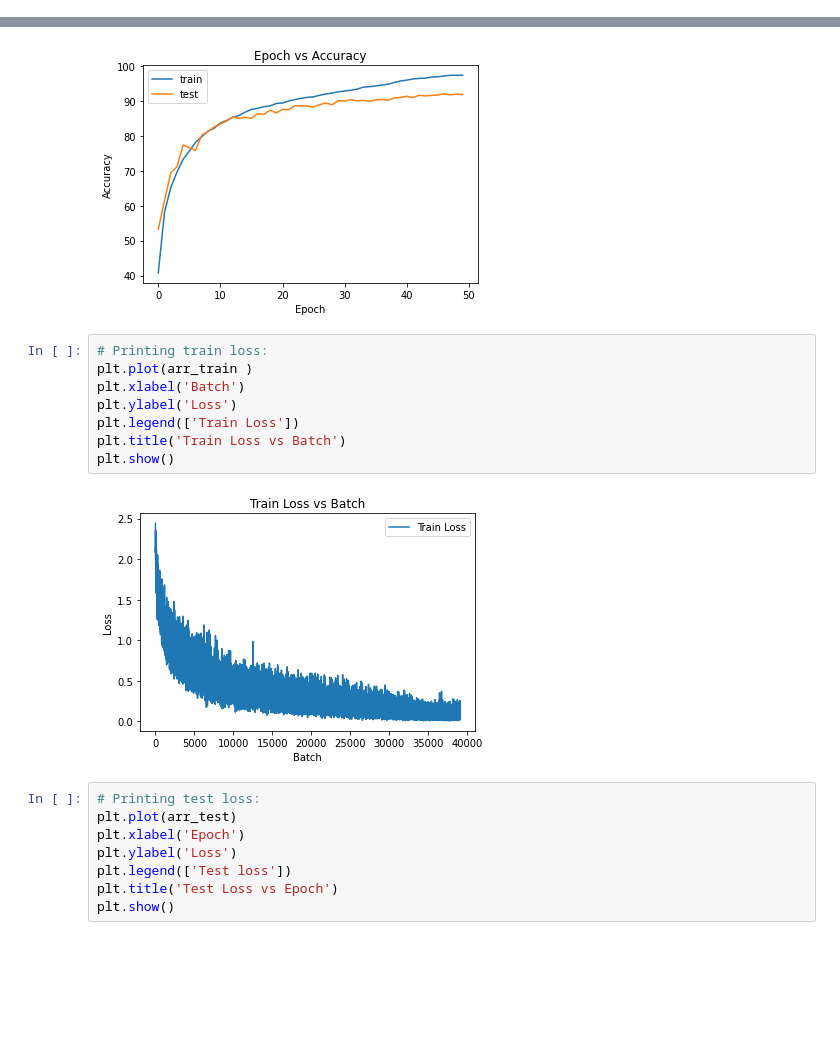
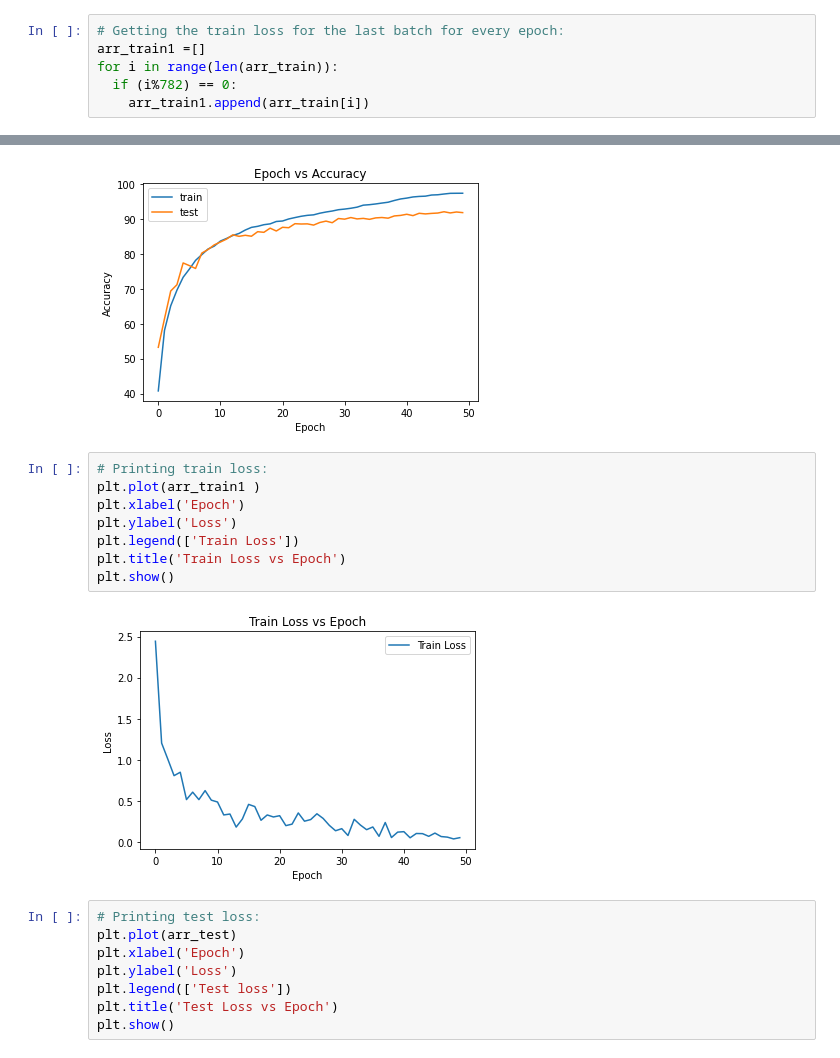
Before and after one commit to vrjpt10/ECE-GY-7123-Deep-Learning-Mini-Project, a Jupyter notebook: miniProject1.ipynb, the cells around one changed output, grey strips where cells are left out. Drawn from its saved outputs; the diff is of its cells as text; blank space fills up the shorter version.

```diff
--- a/miniProject1.ipynb
+++ b/miniProject1.ipynb
@@ -232,6 +233,12 @@ arr_train_acc=np.array(train_acc)
 
 test_acc_l1=torch.Tensor(test_acc_l1).cpu()
 arr_test_acc=np.array(test_acc_l1)
+# %%
+# Getting the train loss for the last batch for every epoch:
+arr_train1 =[]
+for i in range(len(arr_train)):
+  if (i%782) == 0:
+    arr_train1.append(arr_train[i])
 # %%
 #plotting the accuracy
 plt.plot(arr_train_acc)
@@ -245,14 +252,14 @@ plt.show()
 [figure]
 # %%
 # Printing train loss:
-plt.plot(arr_train )
-plt.xlabel('Batch')
+plt.plot(arr_train1 )
+plt.xlabel('Epoch')
 plt.ylabel('Loss')
 plt.legend(['Train Loss'])
-plt.title('Train Loss vs Batch')
+plt.title('Train Loss vs Epoch')
 plt.show()
 # %% [output]
-[figure, old version]
+[figure, new version]
 # %%
 # Printing test loss:
 plt.plot(arr_test)
```
Also changed, not shown: parts of 2 cells of this notebook, 1 other file.
